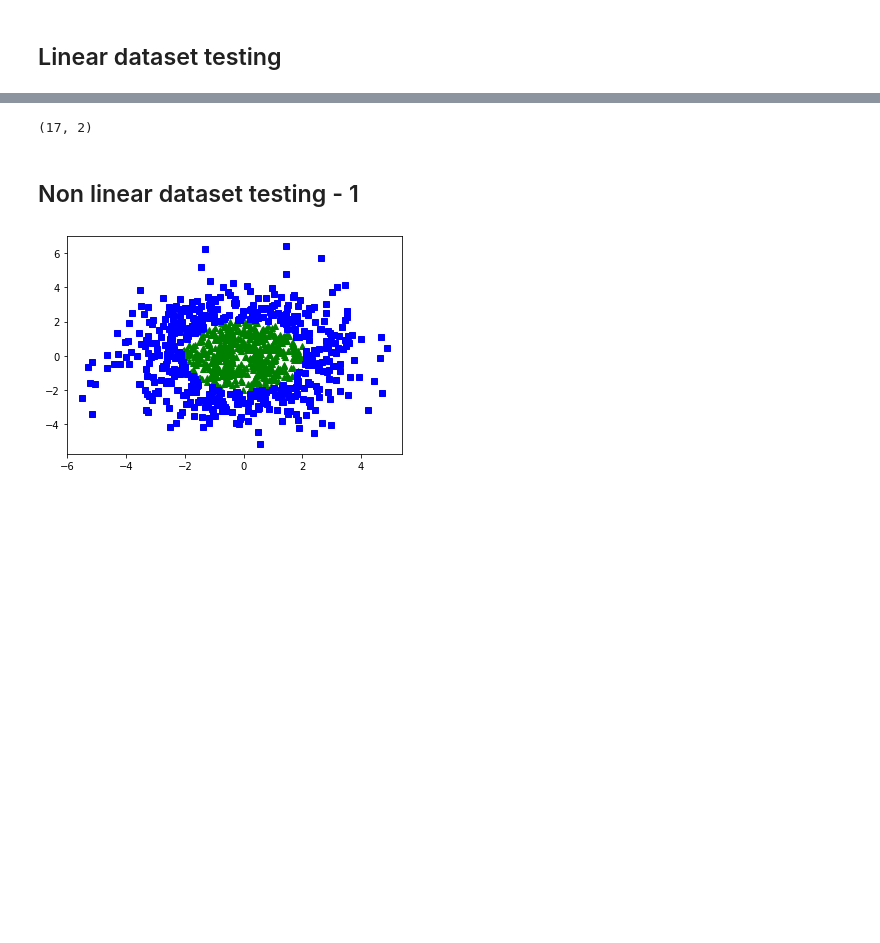
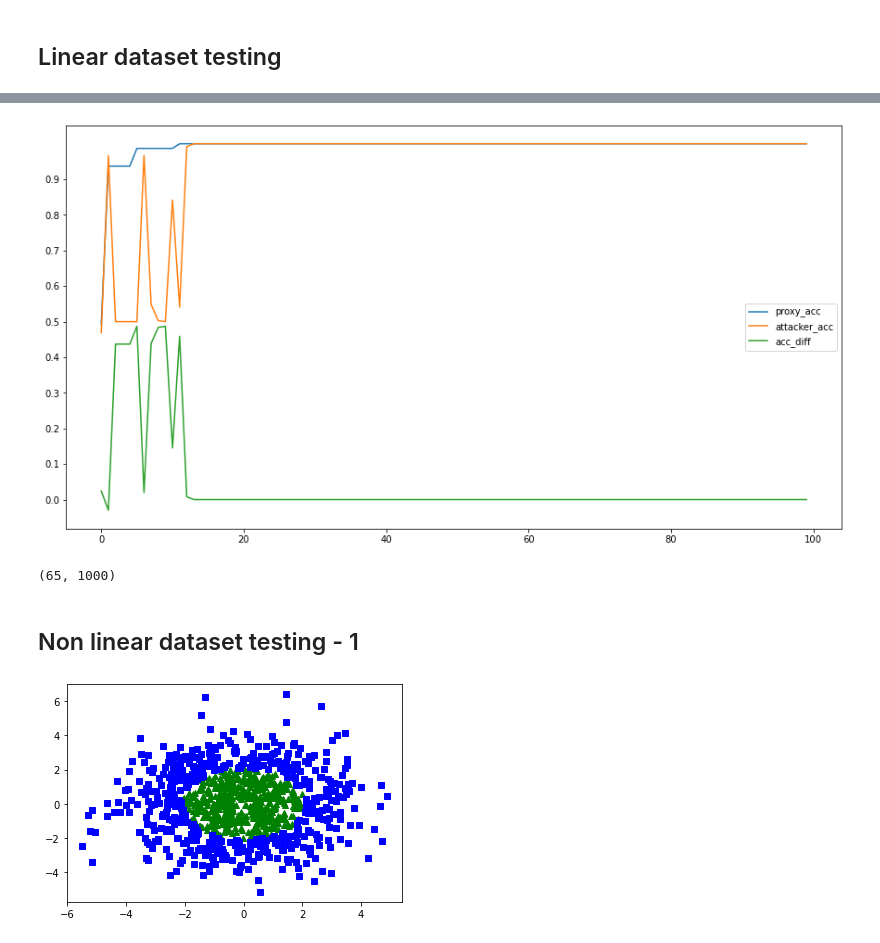
Before and after one commit to jonathanvevance/model_security, a Jupyter notebook: privacy_tests.ipynb, the cells around one changed output, grey strips where cells are left out. Drawn from its saved outputs; the diff is of its cells as text; code cells hidden in the pictures; blank space fills up the shorter version.

```diff
--- a/privacy_tests.ipynb
+++ b/privacy_tests.ipynb
@@ -103,7 +118,16 @@ naive_test.steal(100)
+# %%
+attacker_clf = LogisticRegression()
+# attacker_clf = DecisionTreeClassifier()
+proxy = online_svm_qp(1.0) # 1.0 is a good default
+attacker = naive_attacker(X, true_clf, attacker_clf)
+naive_test = test_proxy(proxy, attacker, X, y, log = False)
+naive_test.steal(100)
+# %% [output]
+[figure, added]
 # %%
 proxy.X_retained.shape
 # %% [output]
-(17, 2)
+(65, 1000)
 # %% [markdown]
 ## Non linear dataset testing - 1
 # %%
```
Also changed, not shown: parts of 9 cells of this notebook, 1 other file.
